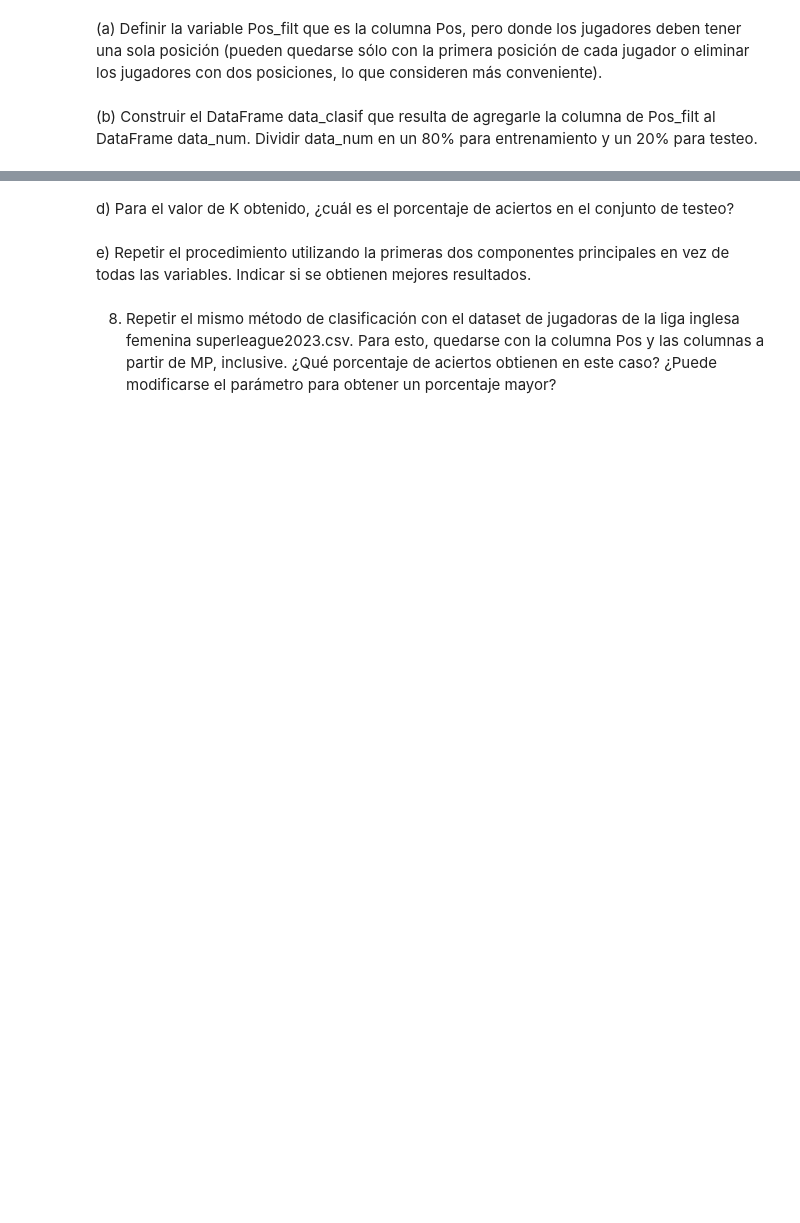
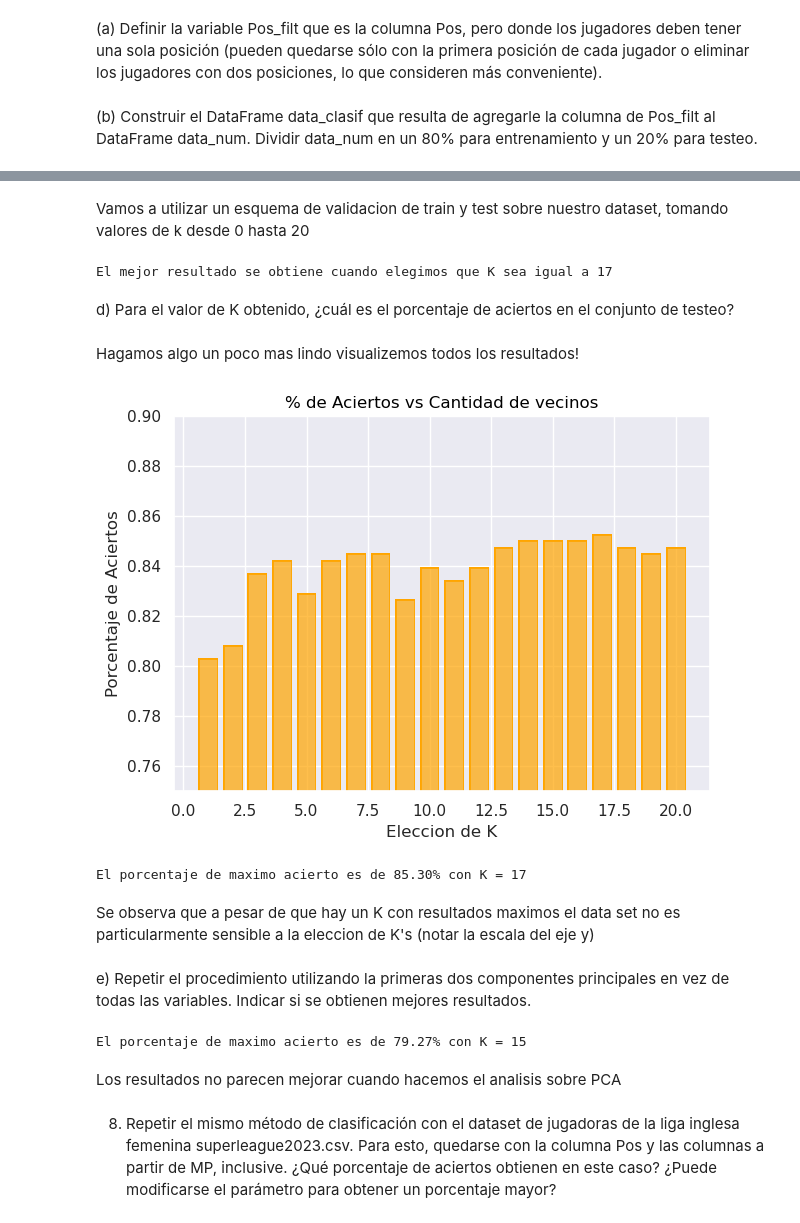
Before and after one commit to Dani-Bustos/Tp-2-LaboDeDatos, a Jupyter notebook: Tp2.ipynb, the cells around one changed output, grey strips where cells are left out. Saved outputs shown, nothing was run; the diff lists cells and outputs as text; code cells hidden in the pictures; blank space fills up the shorter version.

Commit message:
Tp finalizado

```diff
--- a/Tp2.ipynb
+++ b/Tp2.ipynb
@@ -295,7 +301,75 @@ esa librer´ıa para aplicar esquemas de validaci´on.
+# %% [markdown]
+Vamos a utilizar un esquema de validacion de train y test sobre nuestro dataset, tomando valores de k desde 0 hasta 20
+# %%
+from sklearn.preprocessing import LabelEncoder
+#Usamos esta funcion de sklearn para convertir nuestras posiciones de jugadores categorias a una correspondencia numerica
+#Encodeamos la respuesta a un numero
+X_train = data_clasif_train.drop(columns = "Pos_filt")
+label_encoder = LabelEncoder()
+y_encoded_train = label_encoder.fit_transform(data_clasif_train["Pos_filt"])
+y_test_encoded = label_encoder.transform(data_clasif_test["Pos_filt"])
+X_test = data_clasif_test.drop(columns = "Pos_filt")
+# %%
+
+maxK  = 20
+#Le damos un lugar mas ya  que queremos que exista el indice final
+aciertosTesting = np.zeros(maxK+1)
+
+for K in range(1,maxK+1):
+
+    myKNN = KNeighborsClassifier(n_neighbors=K) #K Empieza en 1
+
+
+    myKNN.fit(X_train,y_encoded_train)
+    y_pred = myKNN.predict(X_test)
+
+
+    aciertosTesting[K] = accuracy_score(y_pred,y_test_encoded)
+print("El mejor resultado se obtiene cuando elegimos que K sea igual a {0}".format(aciertosTesting.argmax()))
+# %% [output]
+El mejor resultado se obtiene cuando elegimos que K sea igual a 17
 # %% [markdown]
 d) Para el valor de K obtenido, ¿cuál es el porcentaje de aciertos en el conjunto de testeo?
+# %% [markdown]
+Hagamos algo un poco mas lindo visualizemos todos los resultados!
+# %%
+bestK = aciertosTesting.argmax()
+so.Plot(x = np.arange(0,len(aciertosTesting)),y =aciertosTesting).add(so.Bar(color="orange")).limit(y = (0.75,0.9)).label(x= "Eleccion de K" ,y = "Porcentaje de Aciertos",title="% de Aciertos vs Cantidad de vecinos").show()
+print("El porcentaje de maximo acierto es de {0:0.2f}% con K = {1}".format(aciertosTesting[bestK]*100,bestK))
+# %% [output]
+[figure, added]
+El porcentaje de maximo acierto es de 85.30% con K = 17
+# %% [markdown]
+Se observa que a pesar de que hay un K con resultados maximos el data set no es particularmente sensible a la eleccion de K's (notar la escala del eje y)
 # %% [markdown]
 e) Repetir el procedimiento utilizando la primeras dos componentes principales en vez de
 todas las variables. Indicar si se obtienen mejores resultados.
+# %%
+myPCA = PCA(n_components=2)
+X_pca_train = myPCA.fit_transform(X_train)
+X_pca_test = myPCA.transform(X_test)
+
+maxK  = 20
+#Le damos un lugar mas ya  que queremos que exista el indice final
+aciertosTesting = np.zeros(maxK+1)
+
+for K in range(1,maxK+1):
+
+    myKNN = KNeighborsClassifier(n_neighbors=K) #K Empieza en 1
+
+
+    myKNN.fit(X_pca_train,y_encoded_train)
+    y_pred = myKNN.predict(X_pca_test)
+
+
+    aciertosTesting[K] = accuracy_score(y_pred,y_test_encoded)
+
+bestK = aciertosTesting.argmax()
+
+print("El porcentaje de maximo acierto es de {0:0.2f}% con K = {1}".format(aciertosTesting[bestK]*100,bestK))
+# %% [output]
+El porcentaje de maximo acierto es de 79.27% con K = 15
+# %% [markdown]
+Los resultados no parecen mejorar cuando hacemos el analisis sobre PCA
 # %% [markdown]
 8. Repetir el mismo método de clasificación con el dataset de jugadoras de la liga inglesa femenina superleague2023.csv. Para esto, quedarse con la columna Pos y las columnas a partir de MP, inclusive. ¿Qué porcentaje de aciertos obtienen en este caso? ¿Puede modificarse el parámetro para obtener un porcentaje mayor?
```
Also changed, not shown: parts of 29 cells of this notebook.
